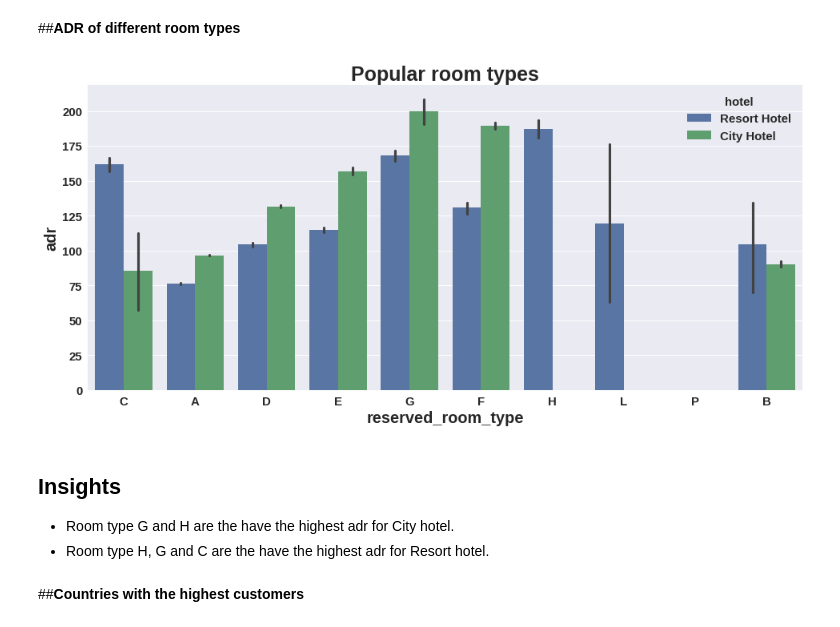
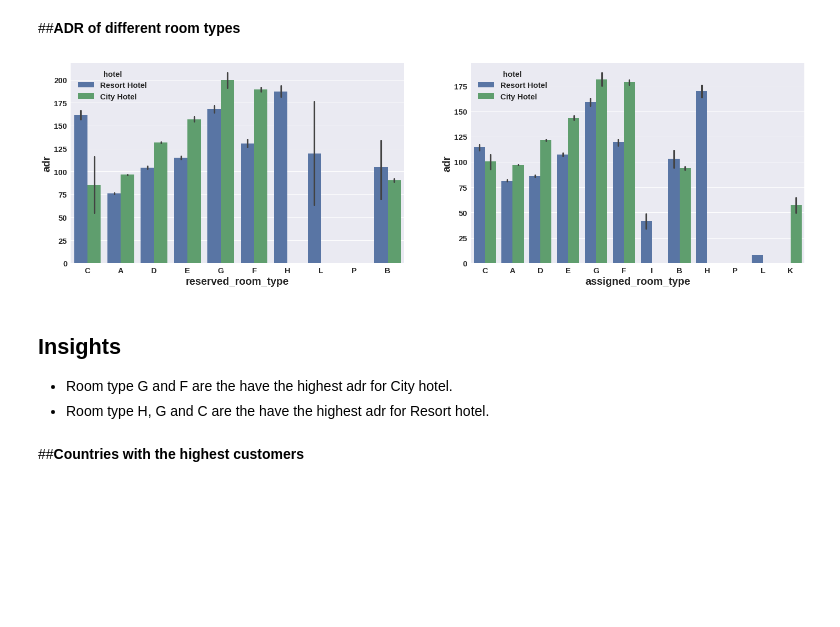
Before and after one commit to aynaval/Hotel-booking-analysis_EDA, a Jupyter notebook: Team_notebook_Hotel_booking_analysis.ipynb, the cells around one changed output. Drawn from its saved outputs; the diff is of its cells as text; code cells hidden in the pictures; blank space fills up the shorter version.

```diff
--- a/Team_notebook_Hotel_booking_analysis.ipynb
+++ b/Team_notebook_Hotel_booking_analysis.ipynb
@@ -728,14 +728,14 @@ sns.catplot(x="hotel", hue="market_segment", col="arrival_date_year",
 # %% [markdown]
 ##**ADR of different room types**
 # %%
-fig=plt.figure(figsize=(16,7))
-sns.barplot(data=hotel_df,x="reserved_room_type",y="adr",hue="hotel")
-plt.title("Popular room types");
+fig,ax =plt.subplots(1,2,figsize=(25,7))
+sns.barplot(data=hotel_df,x="reserved_room_type",y="adr",hue="hotel",ax=ax[0])
+sns.barplot(data=hotel_df,x="assigned_room_type",y="adr",hue="hotel",ax=ax[1]);
 # %% [output]
-[figure, old version]
+[figure, new version]
 # %% [markdown]
 ## **Insights**
-* Room type G and H are the have the highest adr for City hotel.
+* Room type G and F are the have the highest adr for City hotel.
 * Room type H, G and C are the have the highest adr for Resort hotel.
 # %% [markdown]
 ##**Countries with the highest customers**
```
